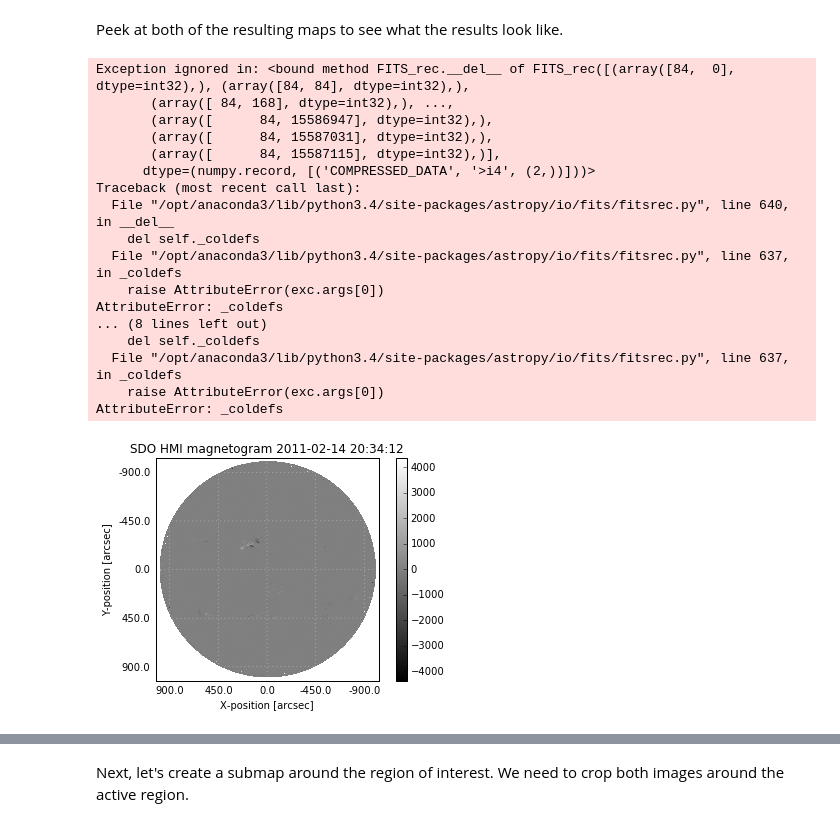
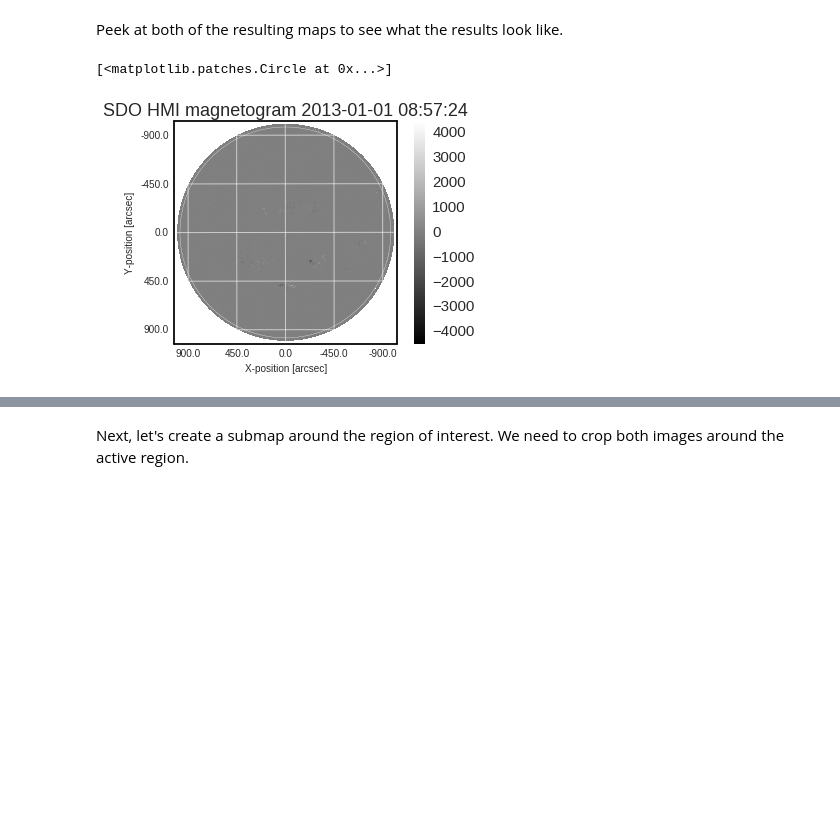
Before and after one commit to wtbarnes/research_notebook, a Jupyter notebook: FieldLineViz/field_line_viz_pipeline_example.ipynb, the cells around one changed output, grey strips where cells are left out. Saved outputs shown, nothing was run; the diff lists cells and outputs as text; code cells hidden in the pictures; blank space fills up the shorter version.

```diff
--- a/FieldLineViz/field_line_viz_pipeline_example.ipynb
+++ b/FieldLineViz/field_line_viz_pipeline_example.ipynb
@@ -54,10 +137,10 @@ First, create a new client and add filters for collecting the desired data. This
 client = vso.VSOClient()
 # %%
 result_hmi = client.query(
-    vso.attrs.Time((2011, 2, 14, 20, 34, 0), (2011, 2, 14, 21, 0, 0)),
+    vso.attrs.Time((2013, 1, 1, 7, 34, 0), (2013, 1, 1, 9, 0, 0)),
     vso.attrs.Instrument('HMI'),
     vso.attrs.Physobs('LOS_magnetic_field'),   # Physical observables
-    vso.attrs.Sample(4000 * u.s)
+    vso.attrs.Sample(5000 * u.s)
 )
 # %% [markdown]
 Save the query using FITS files.
@@ -66,3 +147,9 @@ data_hmi = client.get(result_hmi, methods=('URL-FILE_Rice', 'URL-FILE')).wait()
+# %%
+#warning! don't query this again, takes a long time; check for file first
+if hmi_data_file is None:
+    data_hmi = client.get(result_hmi, methods=('URL-FILE_Rice', 'URL-FILE')).wait()
+else:
+    data_hmi = [hmi_data_file]
 # %% [markdown]
 Next, let's grab the corresponding AIA data.
 # %%
@@ -77,27 +168,12 @@ data_aia = client.get(result_aia, methods=('URL-FILE_Rice', 'URL-FILE')).wait()
 # %% [markdown]
 Peek at both of the resulting maps to see what the results look like.
-# %%
-sunpy.map.Map(data_hmi[0]).peek()
-hmi_map = sunpy.map.Map(data_hmi[0]).rotate(angle=180.*u.deg)
-# %% [output]
-Exception ignored in: <bound method FITS_rec.__del__ of FITS_rec([(array([84,  0], dtype=int32),), (array([84, 84], dtype=int32),),
-       (array([ 84, 168], dtype=int32),), ...,
-       (array([      84, 15586947], dtype=int32),),
-       (array([      84, 15587031], dtype=int32),),
-       (array([      84, 15587115], dtype=int32),)],
-      dtype=(numpy.record, [('COMPRESSED_DATA', '>i4', (2,))]))>
-Traceback (most recent call last):
-  File "/opt/anaconda3/lib/python3.4/site-packages/astropy/io/fits/fitsrec.py", line 640, in __del__
-    del self._coldefs
-  File "/opt/anaconda3/lib/python3.4/site-packages/astropy/io/fits/fitsrec.py", line 637, in _coldefs
-    raise AttributeError(exc.args[0])
-AttributeError: _coldefs
-... (8 lines left out)
-    del self._coldefs
-  File "/opt/anaconda3/lib/python3.4/site-packages/astropy/io/fits/fitsrec.py", line 637, in _coldefs
-    raise AttributeError(exc.args[0])
-AttributeError: _coldefs
-[figure, removed]
+# %%
+hmi_map = sunpy.map.Map(data_hmi[0])
+hmi_map.peek()
+hmi_map.draw_limb()
+# %% [output]
+[<matplotlib.patches.Circle at 0x...>]
+[figure, added]
 # %%
 aia_map = sunpy.map.Map(data_aia[0])
 aia_map.peek()
```
Also changed, not shown: parts of 113 cells of this notebook.
